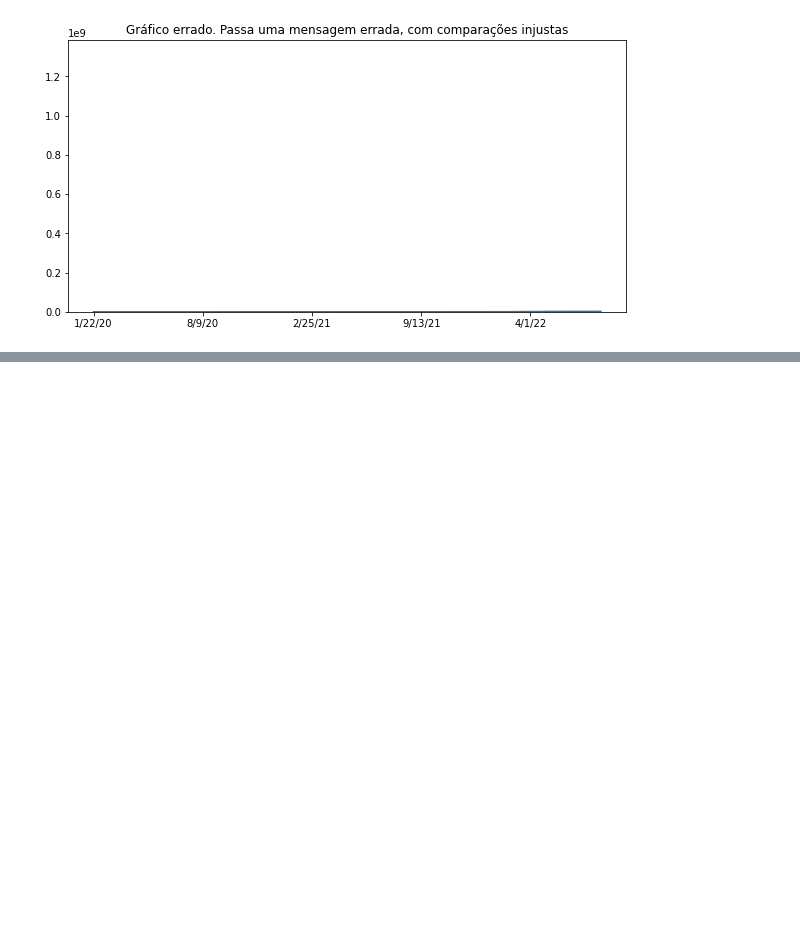
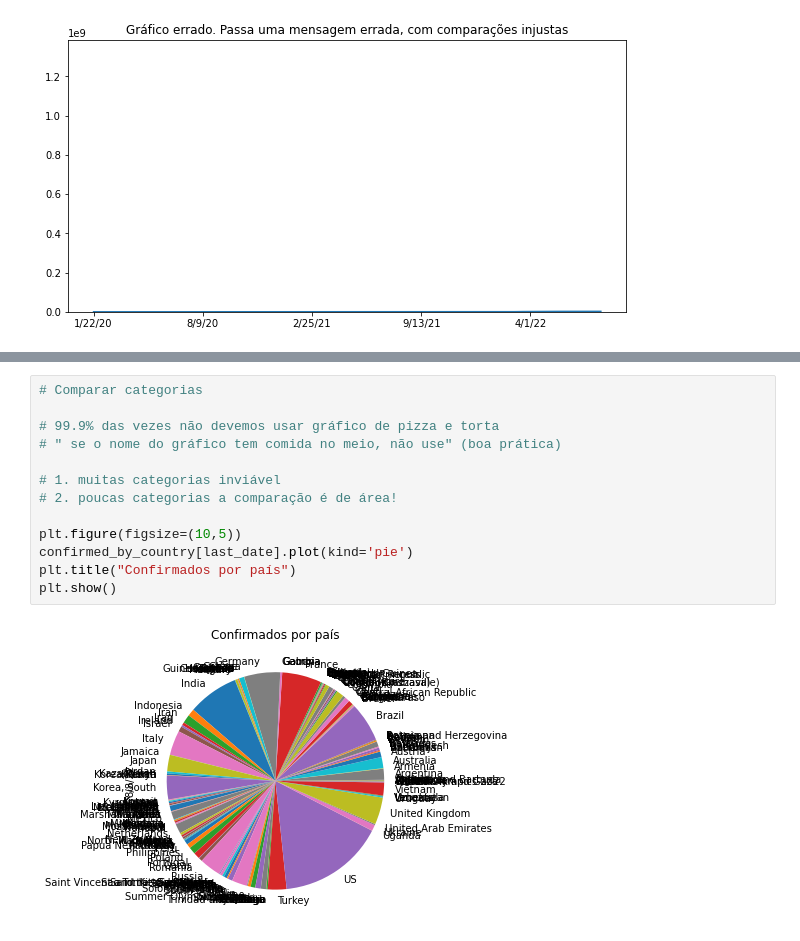
Before and after one commit to cglima/data-science-analises-para-saude-e-medicina, a Jupyter notebook: curso data science e saude.ipynb, the cells around one changed output, grey strips where cells are left out. Drawn from its saved outputs; the diff is of its cells as text; blank space fills up the shorter version.

```diff
--- a/curso data science e saude.ipynb
+++ b/curso data science e saude.ipynb
@@ -288,0 +328,15 @@ plt.show()
+# %%
+# Comparar categorias
+
+# 99.9% das vezes não devemos usar gráfico de pizza e torta
+# " se o nome do gráfico tem comida no meio, não use" (boa prática)
+
+# 1. muitas categorias inviável
+# 2. poucas categorias a comparação é de área!
+
+plt.figure(figsize=(10,5))
+confirmed_by_country[last_date].plot(kind='pie')
+plt.title("Confirmados por país")
+plt.show()
+# %% [output]
+[figure, added]
```
Also changed, not shown: parts of 9 cells of this notebook.
